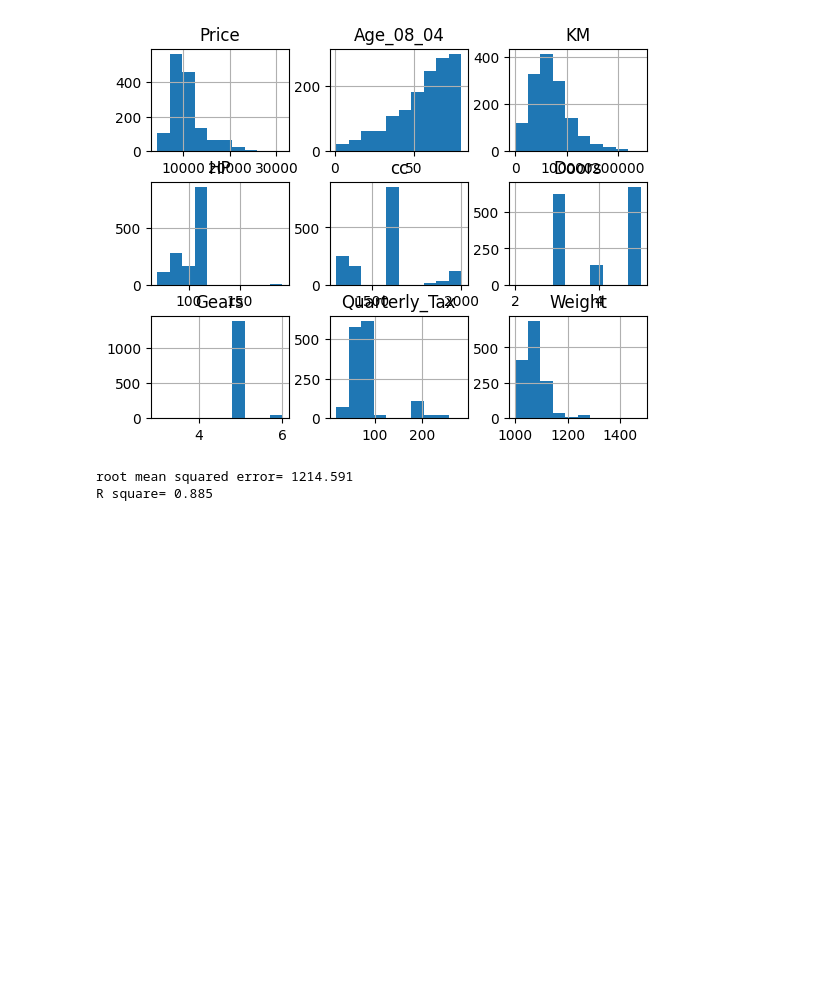
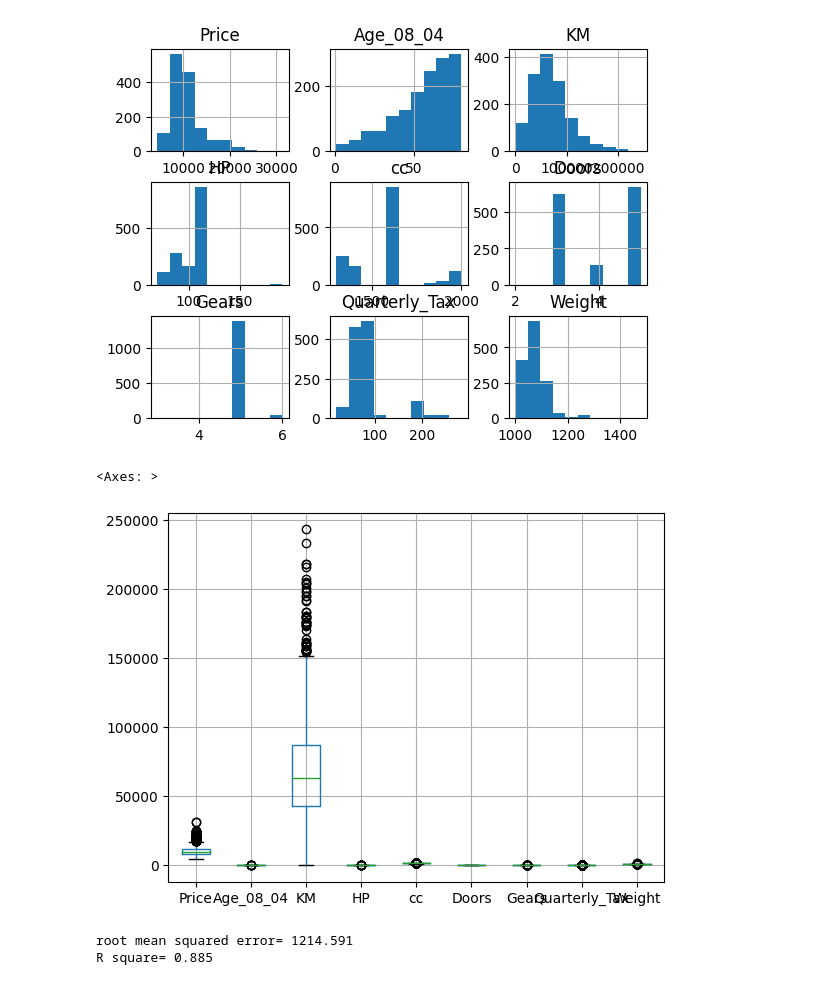
Before and after one commit to RNSHDeepika7/Assignments, a Jupyter notebook: multiple_linear_regression_assnt.ipynb, the cells around one changed output. Drawn from its saved outputs; the diff is of its cells as text; code cells hidden in the pictures; blank space fills up the shorter version.

```diff
--- a/multiple_linear_regression_assnt.ipynb
+++ b/multiple_linear_regression_assnt.ipynb
@@ -269,6 +269,11 @@ array([[<Axes: title={'center': 'Price'}>,
         <Axes: title={'center': 'Quarterly_Tax'}>,
         <Axes: title={'center': 'Weight'}>]], dtype=object)
 [figure]
+# %%
+Z.boxplot()
+# %% [output]
+<Axes: >
+[figure, added]
 # %%
 Y=Z["Price"]
 #X=Z[["Age_08_04"]]
```
Also changed, not shown: parts of 20 cells of this notebook.
